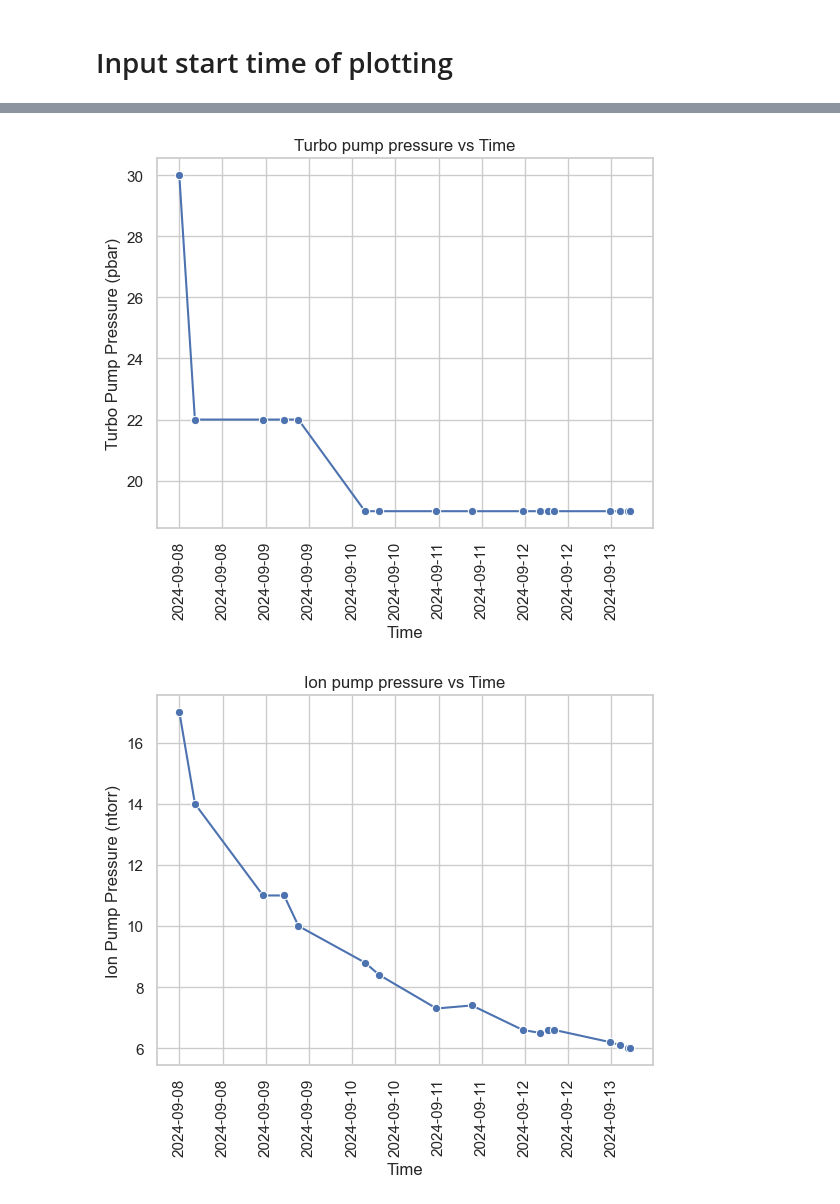
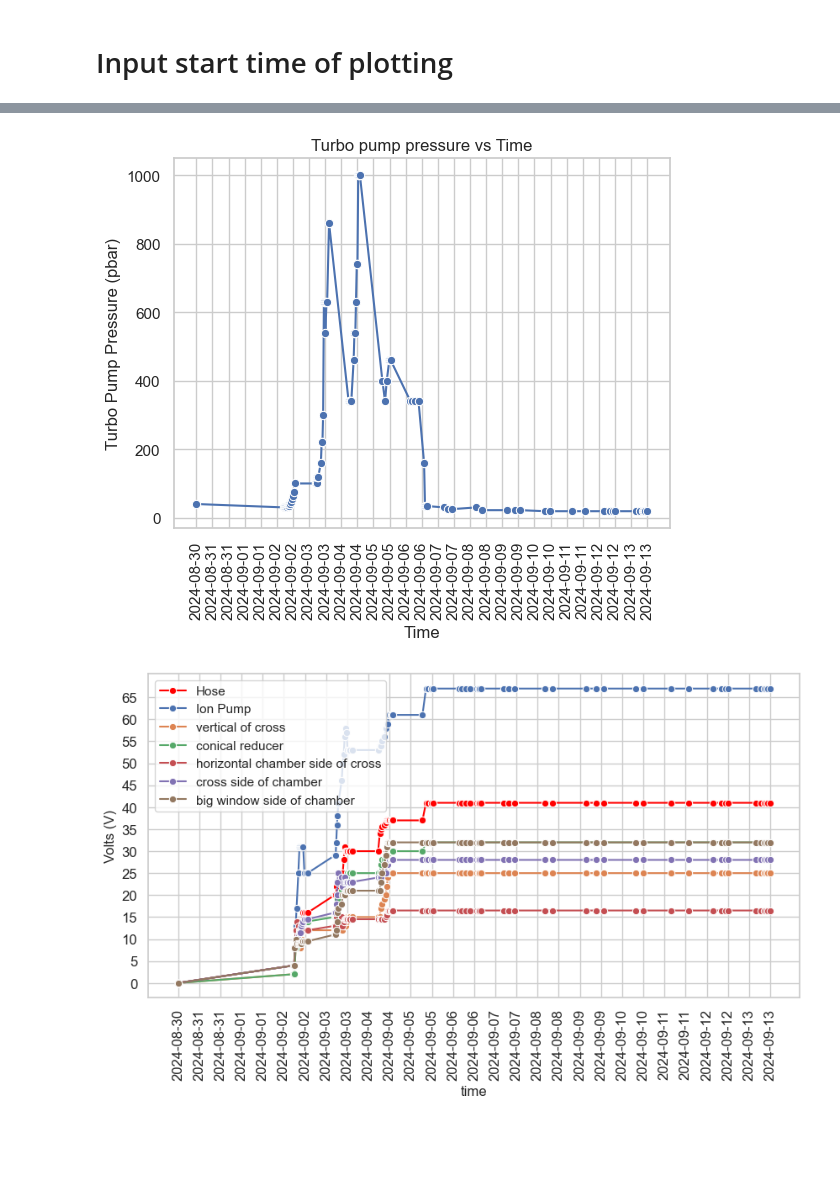
Before and after one commit to schinelab/main-lab-code, a Jupyter notebook: Baking code/pressure.ipynb, the cells around one changed output, grey strips where cells are left out. Drawn from its saved outputs; the diff is of its cells as text; code cells hidden in the pictures; blank space fills up the shorter version.

Commit message:
organizing lab code
lab code organization + baking plots code

```diff
--- a/Baking code/pressure.ipynb
+++ b/Baking code/pressure.ipynb
@@ -88,6 +88,22 @@ t26 = 't26 (H4/H5)'
 t27 = 't27 (H2/H3)'
 t28 = 't28 (H1/H2)'
 t30 = 't30 (H6)'
+
+# read in heater settings
+H1 = 'H1'
+H2 = 'H2'
+H3 = 'H3'
+H4 = 'H4'
+H5 = 'H5(V)'
+H6 = 'H6(V)'
+H7 = 'H7'
+H8 = 'H8'
+H9 = 'H9'
+H10 = 'H10'
+H11 = 'H11'
+H12 = 'H12'
+H13 = 'H13(%)'
+H14 = 'H14(V)'
 # %%
 #filtered_df = df
 ion_filtered_df = df.dropna(subset=[ion_pump_pressure_col])# Select the rows starting from the first valid index
@@ -119,7 +135,7 @@ ion_filtered_df
 # %%
 time_col = 'datetime'
 # Define the start time point
-start_time = pd.to_datetime('2024-09-02 17:00', format='%Y-%m-%d %H:%M')
+start_time = pd.to_datetime('2024-08-30 17:00', format='%Y-%m-%d %H:%M')
 
 # Filter the DataFrame
 df = df[df['datetime'] >= start_time]
@@ -215,8 +257,42 @@ sns.set(style="whitegrid")
 # %%
 plot_shit(df, time_col, turbo_pump_pressure_col,'Turbo pump pressure vs Time', 'Turbo Pump Pressure (pbar)','Time', 'turbo_output')
 # %% [output]
-[figure, old version]
+[figure, new version]
 # %%
-plot_shit(df, time_col, ion_pump_pressure_col,'Ion pump pressure vs Time', 'Ion Pump Pressure (ntorr)','Time', 'ion output')
+filename = "temps11"
+sns.set(style="whitegrid")
+plt.figure(figsize=(10, 5))
+
+sns.lineplot(data=df, x=time_col, y=H1, marker='o',color='red', label="Hose")
+sns.lineplot(data=df, x=time_col, y=H2, marker='o',label="Ion Pump")
+sns.lineplot(data=df, x=time_col, y=H3, marker='o',label="vertical of cross")
+sns.lineplot(data=df, x=time_col, y=H4, marker='o', label= "conical reducer")
+#sns.lineplot(data=df, x=time_col, y=H5, marker='o',label="cross center")
+#sns.lineplot(data=df, x=time_col, y=H6, marker='o', label="4.5 reducer flange")
+sns.lineplot(data=df, x=time_col, y=H7, marker='o',label="horizontal chamber side of cross")
+sns.lineplot(data=df, x=time_col, y=H8, marker='o',label="cross side of chamber")
+sns.lineplot(data=df, x=time_col, y=H9, marker='o',label="big window side of chamber")
+#sns.lineplot(data=df, x=time_col, y=H10, marker='o',label="Horizontal viewport on the non-aosense side")
+#sns.lineplot(data=df, x=time_col, y=H11, marker='o',label="Top viewport on the non-aosense side",)
+#sns.lineplot(data=df, x=time_col, y=H12, marker='o',label="Horizontal window on the aosense side")
+#sns.lineplot(data=df, x=time_col, y=H13, marker='o',label="Bottom viewport on the aosense side")
+#sns.lineplot(data=df, x=time_col, y= H14, marker='o',label="chamber big window")
+
+
+plt.xlabel("time",fontsize =12)
+plt.ylabel("Volts (V)",fontsize =12)
+
+plt.grid(True)
+# Set additional x-ticks
+
+# frequency of ticks every 3 hours
+xticks = pd.date_range(start=df[time_col].min(), end=df[time_col].max(), freq='12H')
+plt.xticks(ticks=xticks, rotation=90,fontsize=12)
+plt.yticks(ticks=np.arange(0,70,5),fontsize =12)
+
+plt.savefig(f'{filename}.png', bbox_inches='tight')
+plt.show()
+
+sns.set(style="whitegrid")
 # %% [output]
-[figure, old version]
+[figure, new version]
```
Also changed, not shown: parts of 10 cells of this notebook, 14 other files.
